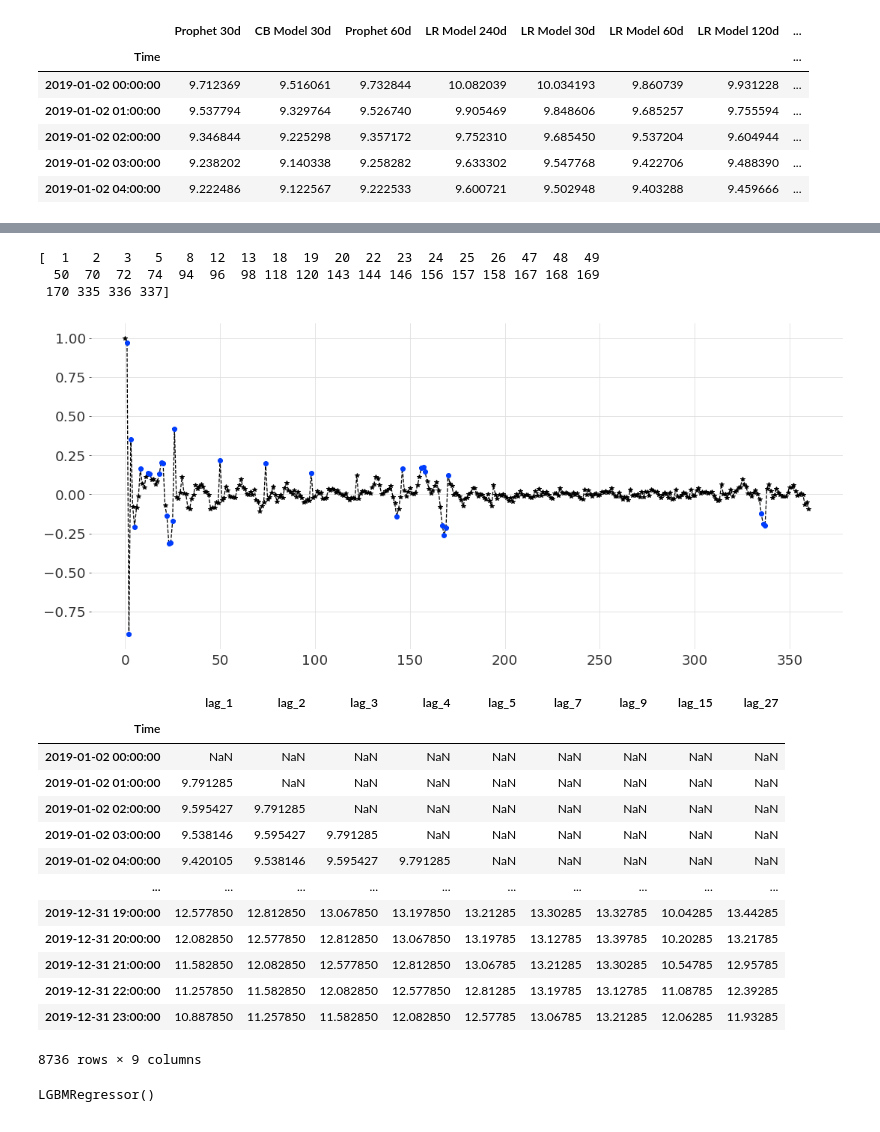
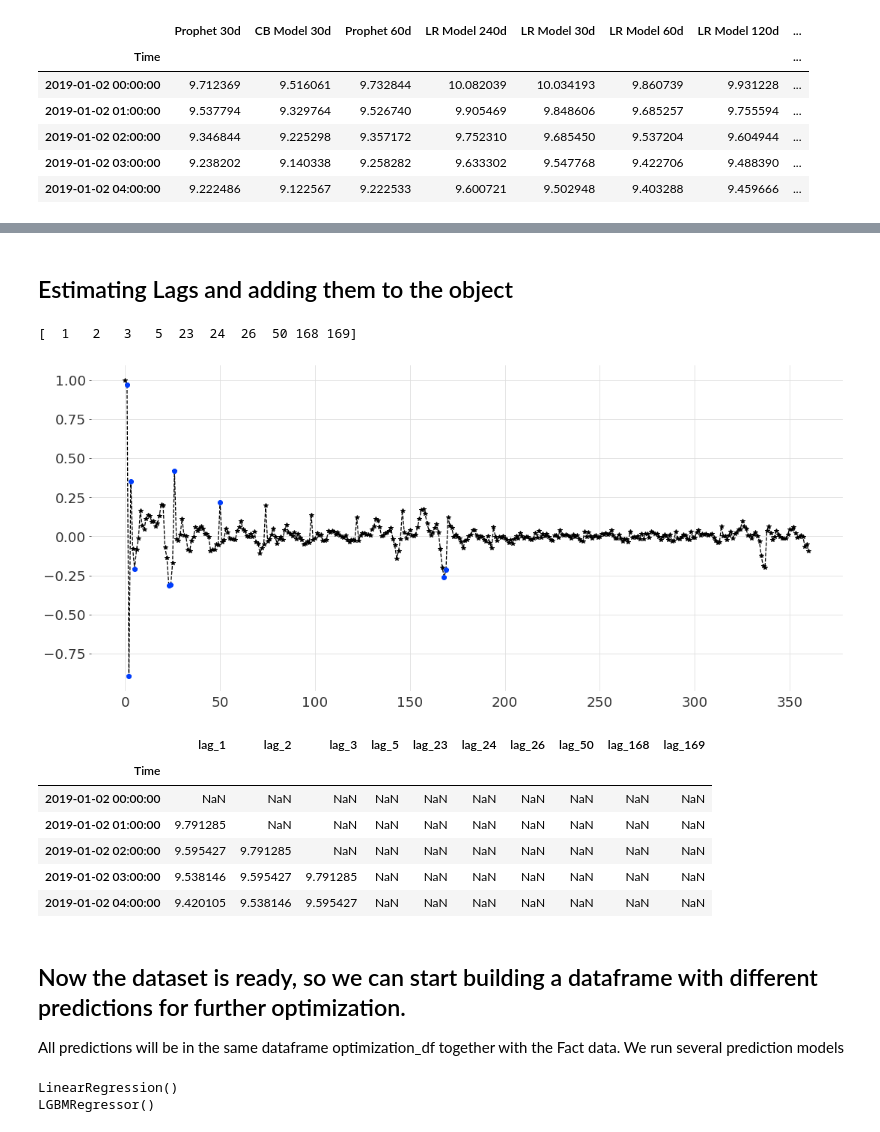
Before and after one commit to mariapaskevich/vof, a Jupyter notebook: Test_package.ipynb, the cells around one changed output, grey strips where cells are left out. Drawn from its saved outputs; the diff is of its cells as text; code cells hidden in the pictures.

```diff
--- a/Test_package.ipynb
+++ b/Test_package.ipynb
@@ -38,0 +43,4 @@ data.head()
+# %%
+tmp = forecaster.RecursiveForecaster(data['Fact'],
+                          target='Fact')
+tmp.y
@@ -39,3 +61,5 @@ data.head()
+# %% [markdown]
+## Estimating Lags and adding them to the object
 # %%
 def estimateSignificantLags(ts, nlags = 360, significantLags = 11):
     pacf = sm.tsa.stattools.pacf(ts, nlags)
@@ -44,12 +68,10 @@ def estimateSignificantLags(ts, nlags = 360, significantLags = 11):
     plt.plot(lags,pacf[lags],'o')
     return lags
 # %%
-lags = estimateSignificantLags(data['Fact'], significantLags = 30)
+lags = estimateSignificantLags(tmp.y, significantLags = 10)
 # add lags for certain days
-lags = np.unique(np.hstack([lags,[47,48,49,70,72,94,96,118,120,144]]))
+lags = np.unique(np.hstack([lags]))
 print(np.sort(lags))
 # %% [output]
-[  1   2   3   5   8  12  13  18  19  20  22  23  24  25  26  47  48  49
-  50  70  72  74  94  96  98 118 120 143 144 146 156 157 158 167 168 169
- 170 335 336 337]
+[  1   2   3   5  23  24  26  50 168 169]
-[figure, old version]
+[figure, new version]
@@ -61,36 +80,33 @@ tmp.add_lag_features([1,2,3,4,5,7,9,15,27])
 # %%
-tmp.x
+tmp.x.head(5)
 # %% [output]
-|  | lag_1 | lag_2 | lag_3 | lag_4 | lag_5 | lag_7 | lag_9 | lag_15 | lag_27 |
-| Time |  |  |  |  |  |  |  |  |  |
-| 2019-01-02 00:00:00 | NaN | NaN | NaN | NaN | NaN | NaN | NaN | NaN | NaN |
-| 2019-01-02 01:00:00 | 9.791285 | NaN | NaN | NaN | NaN | NaN | NaN | NaN | NaN |
-| 2019-01-02 02:00:00 | 9.595427 | 9.791285 | NaN | NaN | NaN | NaN | NaN | NaN | NaN |
-| 2019-01-02 03:00:00 | 9.538146 | 9.595427 | 9.791285 | NaN | NaN | NaN | NaN | NaN | NaN |
-| 2019-01-02 04:00:00 | 9.420105 | 9.538146 | 9.595427 | 9.791285 | NaN | NaN | NaN | NaN | NaN |
-| ... | ... | ... | ... | ... | ... | ... | ... | ... | ... |
-| 2019-12-31 19:00:00 | 12.577850 | 12.812850 | 13.067850 | 13.197850 | 13.21285 | 13.30285 | 13.32785 | 10.04285 | 13.44285 |
-| 2019-12-31 20:00:00 | 12.082850 | 12.577850 | 12.812850 | 13.067850 | 13.19785 | 13.12785 | 13.39785 | 10.20285 | 13.21785 |
-| 2019-12-31 21:00:00 | 11.582850 | 12.082850 | 12.577850 | 12.812850 | 13.06785 | 13.21285 | 13.30285 | 10.54785 | 12.95785 |
-| 2019-12-31 22:00:00 | 11.257850 | 11.582850 | 12.082850 | 12.577850 | 12.81285 | 13.19785 | 13.12785 | 11.08785 | 12.39285 |
-| 2019-12-31 23:00:00 | 10.887850 | 11.257850 | 11.582850 | 12.082850 | 12.57785 | 13.06785 | 13.21285 | 12.06285 | 11.93285 |
+|  | lag_1 | lag_2 | lag_3 | lag_5 | lag_23 | lag_24 | lag_26 | lag_50 | lag_168 | lag_169 |
+| Time |  |  |  |  |  |  |  |  |  |  |
+| 2019-01-02 00:00:00 | NaN | NaN | NaN | NaN | NaN | NaN | NaN | NaN | NaN | NaN |
+| 2019-01-02 01:00:00 | 9.791285 | NaN | NaN | NaN | NaN | NaN | NaN | NaN | NaN | NaN |
+| 2019-01-02 02:00:00 | 9.595427 | 9.791285 | NaN | NaN | NaN | NaN | NaN | NaN | NaN | NaN |
+| 2019-01-02 03:00:00 | 9.538146 | 9.595427 | 9.791285 | NaN | NaN | NaN | NaN | NaN | NaN | NaN |
+| 2019-01-02 04:00:00 | 9.420105 | 9.538146 | 9.595427 | NaN | NaN | NaN | NaN | NaN | NaN | NaN |
-8736 rows × 9 columns
+# %% [markdown]
+## Now the dataset is ready, so we can start building a dataframe with different predictions for further optimization.
+All predictions will be in the same dataframe optimization_df together with the Fact data.
+We run several prediction models
 # %%
-#model = linear_model.LinearRegression()
+optimization_df = pd.DataFrame(tmp.y, columns=['Fact'])
 
-"""model = CatBoostRegressor(verbose=False,
-                          learning_rate = 0.01,
-                          depth=6,
-                          l2_leaf_reg=4)"""
+models = {'LR': linear_model.LinearRegression(),
+          #'CB': CatBoostRegressor(verbose=False,learning_rate = 0.01,depth=6,l2_leaf_reg=4),
+          #'RF': RandomForestRegressor(),
+          'LGBM': lgb.LGBMRegressor() }
 
-#model = RandomForestRegressor()
-model = lgb.LGBMRegressor()
 
-pred = tmp.create_prediction(model,
-                      start_day='2019-01-02',
-                      last_known_day='2019-12-02',
-                      prediction_day='2019-12-03',
+for model in models.keys():
+    optimization_df[model] = tmp.create_prediction(models[model],
+                      start_day='2019-01-12',
+                      last_known_day='2019-12-12',
+                      prediction_day='2019-12-13',
                       frequency='H',
-                      horizon=24)
+                      horizon=240)
 # %% [output]
+LinearRegression()
 LGBMRegressor()
```
Also changed, not shown: parts of 20 cells of this notebook, 1 other file.
